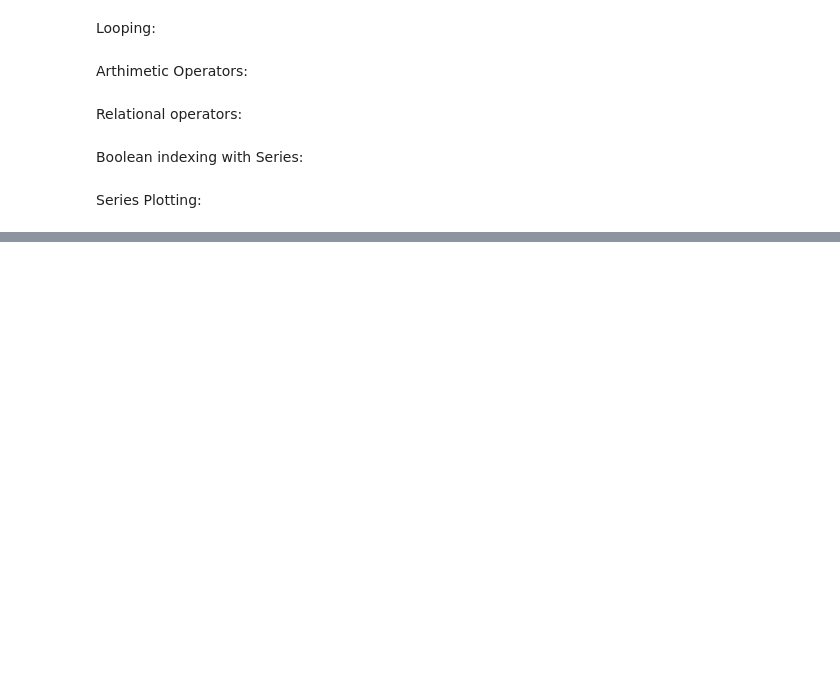
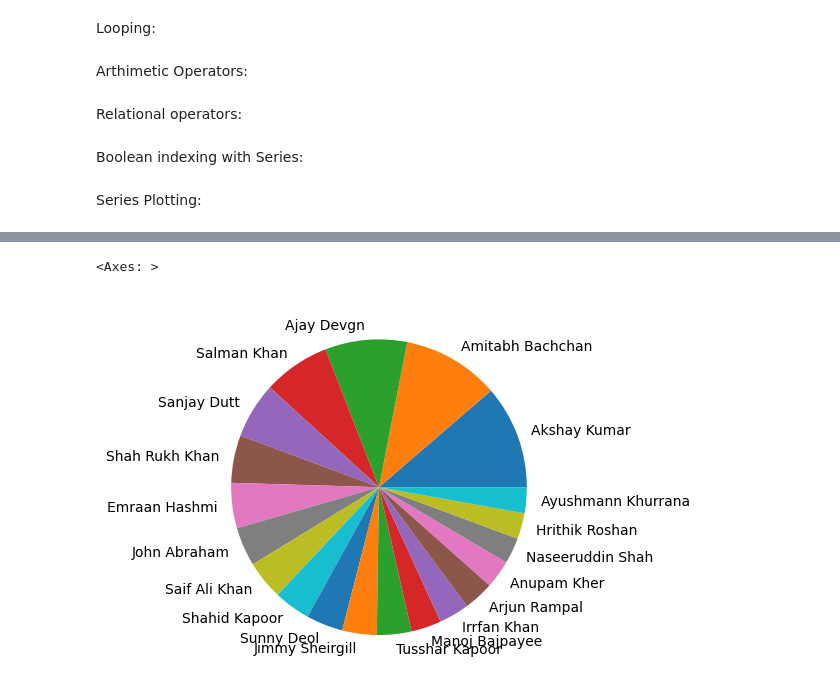
Before and after one commit to connect2waqas/Pandas, a Jupyter notebook: lect_1.ipynb, the cells around one changed output, grey strips where cells are left out. Drawn from its saved outputs; the diff is of its cells as text; code cells hidden in the pictures; blank space fills up the shorter version.

```diff
--- a/lect_1.ipynb
+++ b/lect_1.ipynb
@@ -414,0 +420,5 @@ subs.plot(kind="barh")
+# %%
+movies.value_counts().head(20).plot(kind="pie")
+# %% [output]
+<Axes: >
+[figure, added]
```
Also changed, not shown: parts of 1 cell of this notebook.
